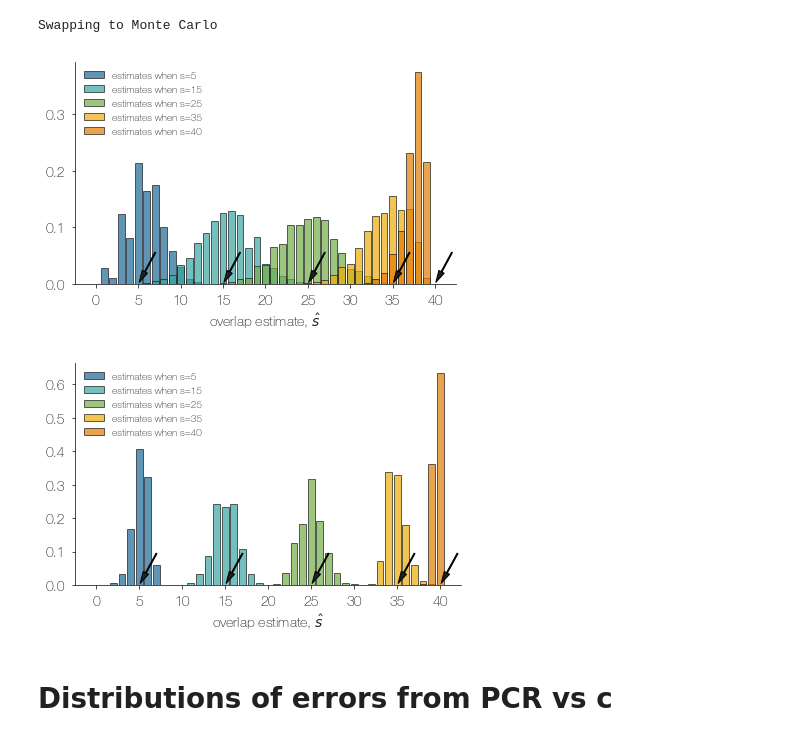
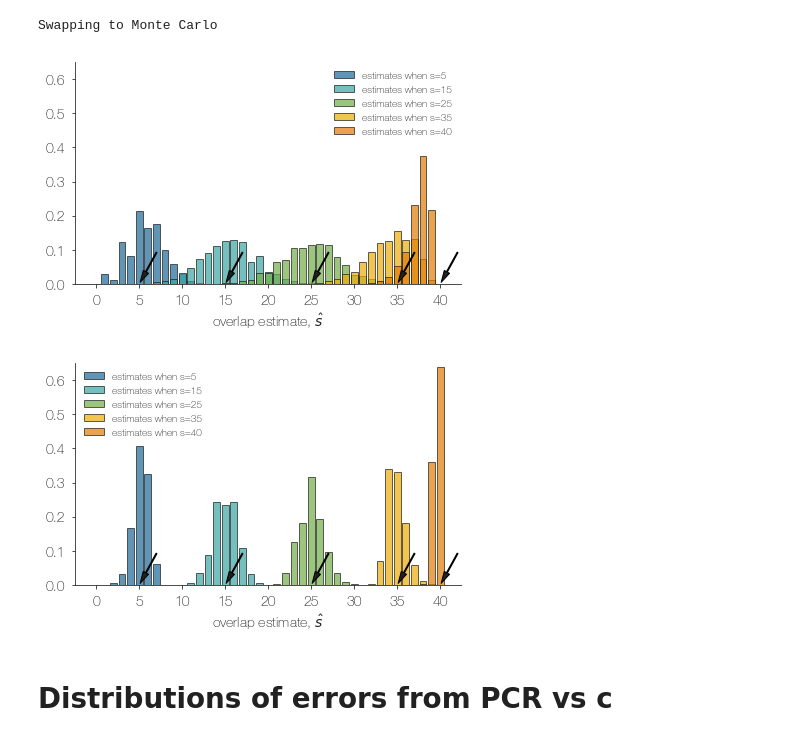
Before and after one commit to dblarremore/BayesianRepertoireOverlap, a Jupyter notebook: Manuscript_0.1.ipynb, the cells around one changed output. Drawn from its saved outputs; the diff is of its cells as text; code cells hidden in the pictures.

```diff
--- a/Manuscript.ipynb
+++ b/Manuscript_0.1.ipynb
@@ -308,31 +314,32 @@ Swapping to Monte Carlo
 # %%
 for c in cc:
     fig,ax = plt.subplots(1,1,figsize=(6,4))
     for idx,s in enumerate(ss):
         ax.bar(np.arange(pool+1),hist_error[c][idx],
               color = clr[idx],
                label='estimates when s={}'.format(s),
                alpha=0.7,
                ec = ALMOST_BLACK_V
               )
         plt.xlabel('overlap estimate, $\hat{s}$')
+        ax.set_ylim(top=0.65)
         scx = ax.get_xlim()[1]
         scy = ax.get_ylim()[1]
     for idx,s in enumerate(ss):
         ax.annotate("", xy=(s, 0), xytext=(s+0.05*scx, 0.15*scy),
             arrowprops=dict(
             facecolor=ALMOST_BLACK_V,
                 width=1,
             headwidth=6,
             shrink=0.05))
     plt.tight_layout()
     plt.legend()
     finalize(ax)
     plt.savefig('figures/s_hat_PCR_c{}.pdf'.format(c))
     plt.show()
 # %% [output]
-[figure, old version]
+[figure, new version]
-[figure, old version]
+[figure, new version]
 # %% [markdown]
 # Distributions of errors from PCR vs c
 # %%
```
Also changed, not shown: parts of 2 cells of this notebook, 3 other files.
